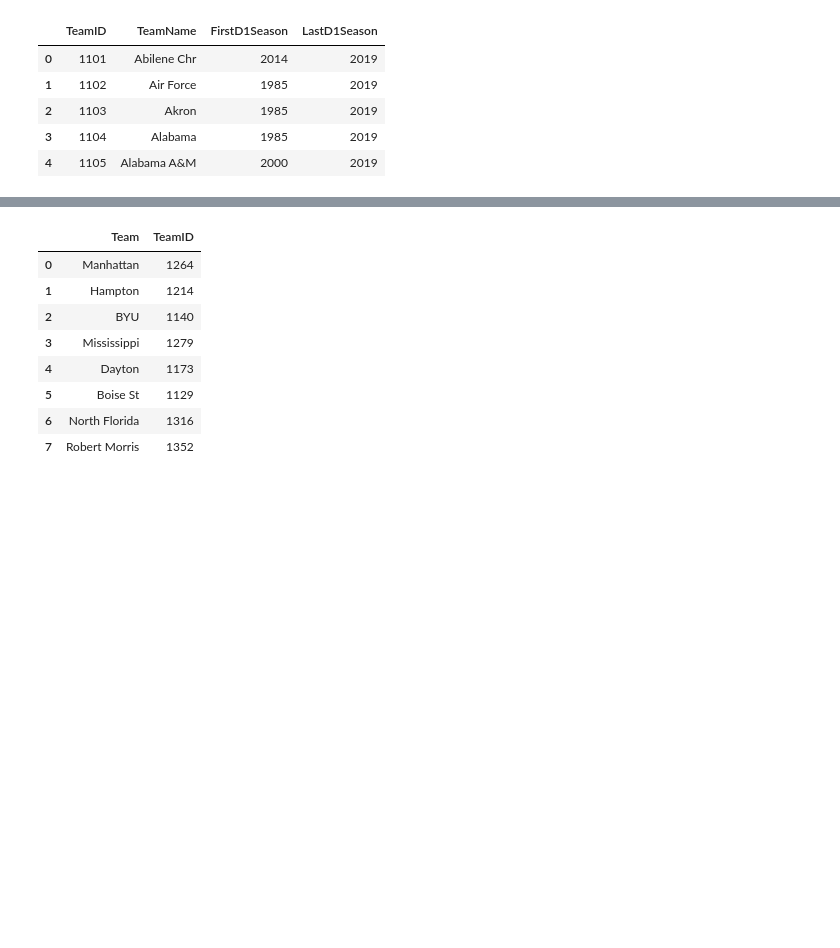
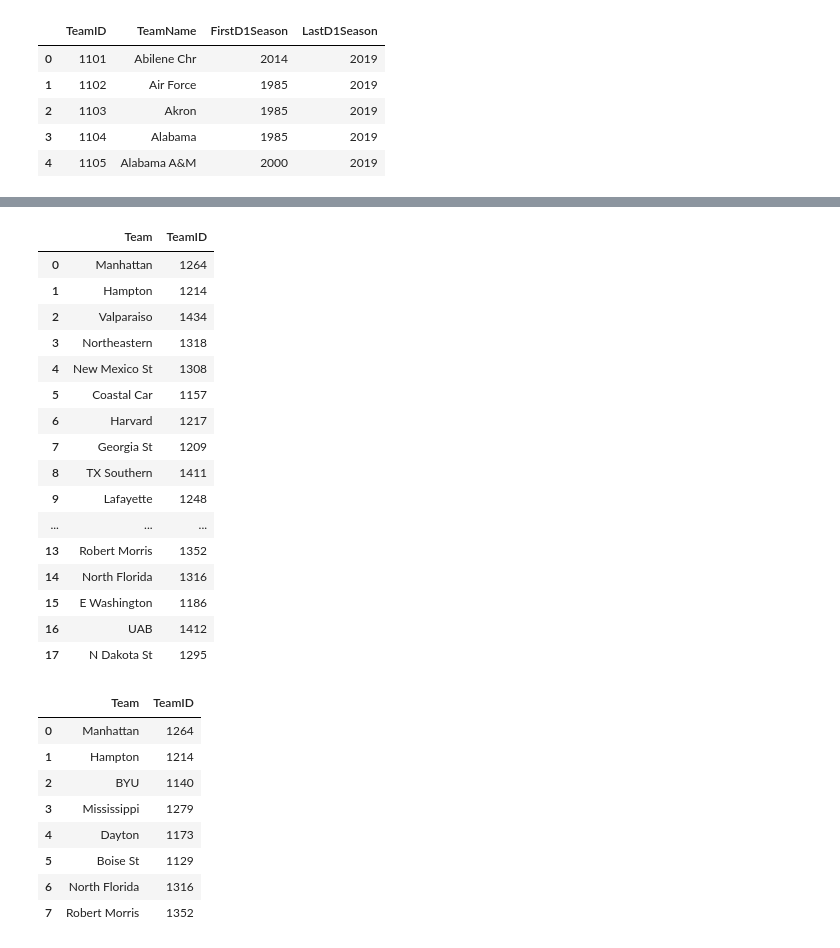
Before and after one commit to dtamayo/NCAAbasketball, a Jupyter notebook: 2019/GenIDs.ipynb, the cells around one changed output, grey strips where cells are left out. Drawn from its saved outputs; the diff is of its cells as text; code cells hidden in the pictures; blank space fills up the shorter version.

```diff
--- a/2019/GenIDs.ipynb
+++ b/2019/GenIDs.ipynb
@@ -39,0 +37,23 @@ teamids[np.array(['Dakota' in name for name in teamids['TeamName']])]
+# %%
+field15 = ['Manhattan', 'Hampton', 'Valparaiso', 'Northeastern', 'New Mexico St', 'Coastal Car', 'Harvard', 'Georgia St', 'TX Southern', 'Lafayette', 'UC Irvine', 'Albany NY', 'Belmont', 'Robert Morris', 'North Florida', 'E Washington', 'UAB', 'N Dakota St']
+field15 = pd.DataFrame(field15, columns=['Team'])
+field15['TeamID'] = field15.apply(getID, axis=1)
+field15
+# %% [output]
+|  | Team | TeamID |
+| 0 | Manhattan | 1264 |
+| 1 | Hampton | 1214 |
+| 2 | Valparaiso | 1434 |
+| 3 | Northeastern | 1318 |
+| 4 | New Mexico St | 1308 |
+| 5 | Coastal Car | 1157 |
+| 6 | Harvard | 1217 |
+| 7 | Georgia St | 1209 |
+| 8 | TX Southern | 1411 |
+| 9 | Lafayette | 1248 |
+| ... | ... | ... |
+| 13 | Robert Morris | 1352 |
+| 14 | North Florida | 1316 |
+| 15 | E Washington | 1186 |
+| 16 | UAB | 1412 |
+| 17 | N Dakota St | 1295 |
```
Also changed, not shown: parts of 19 cells of this notebook, 1 other file.
